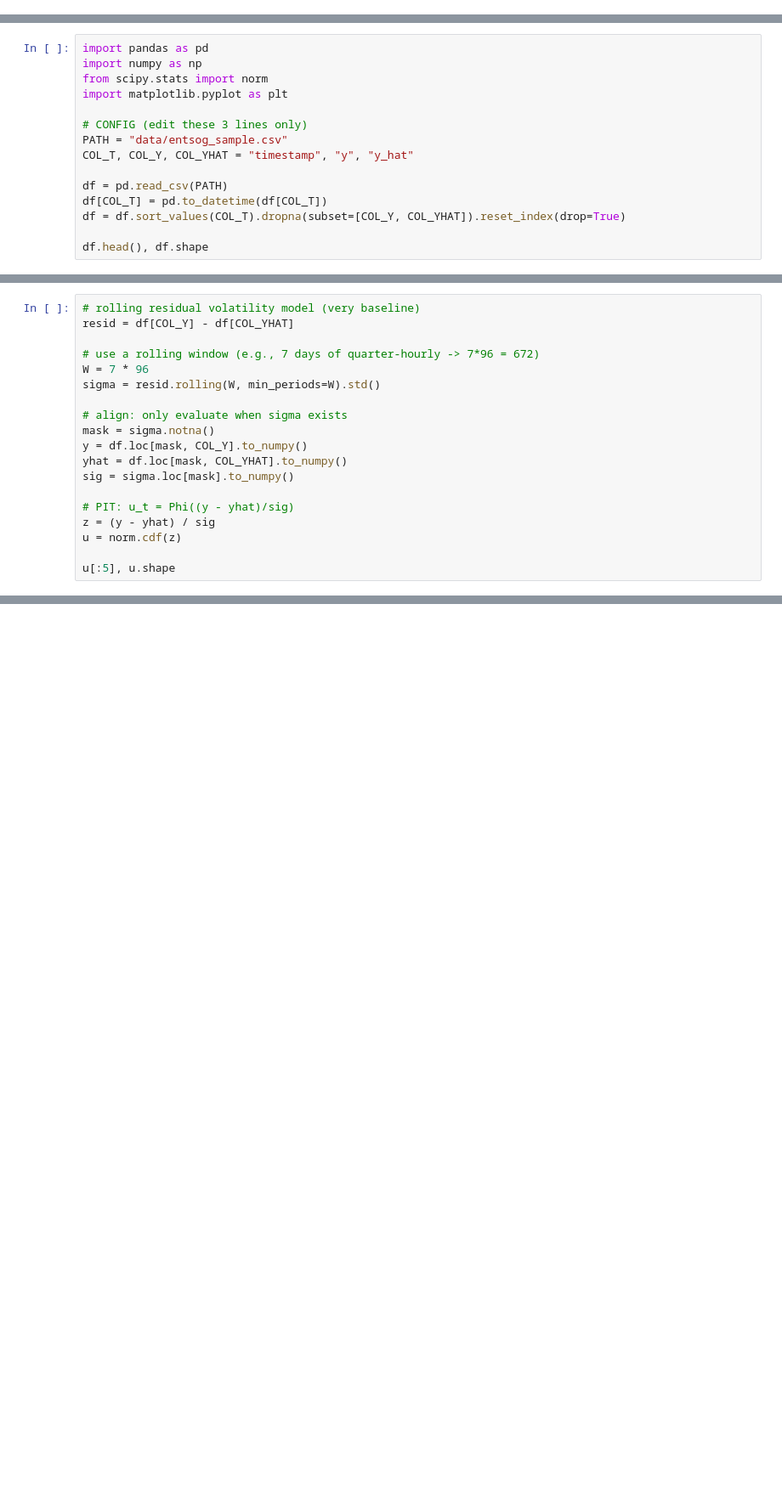
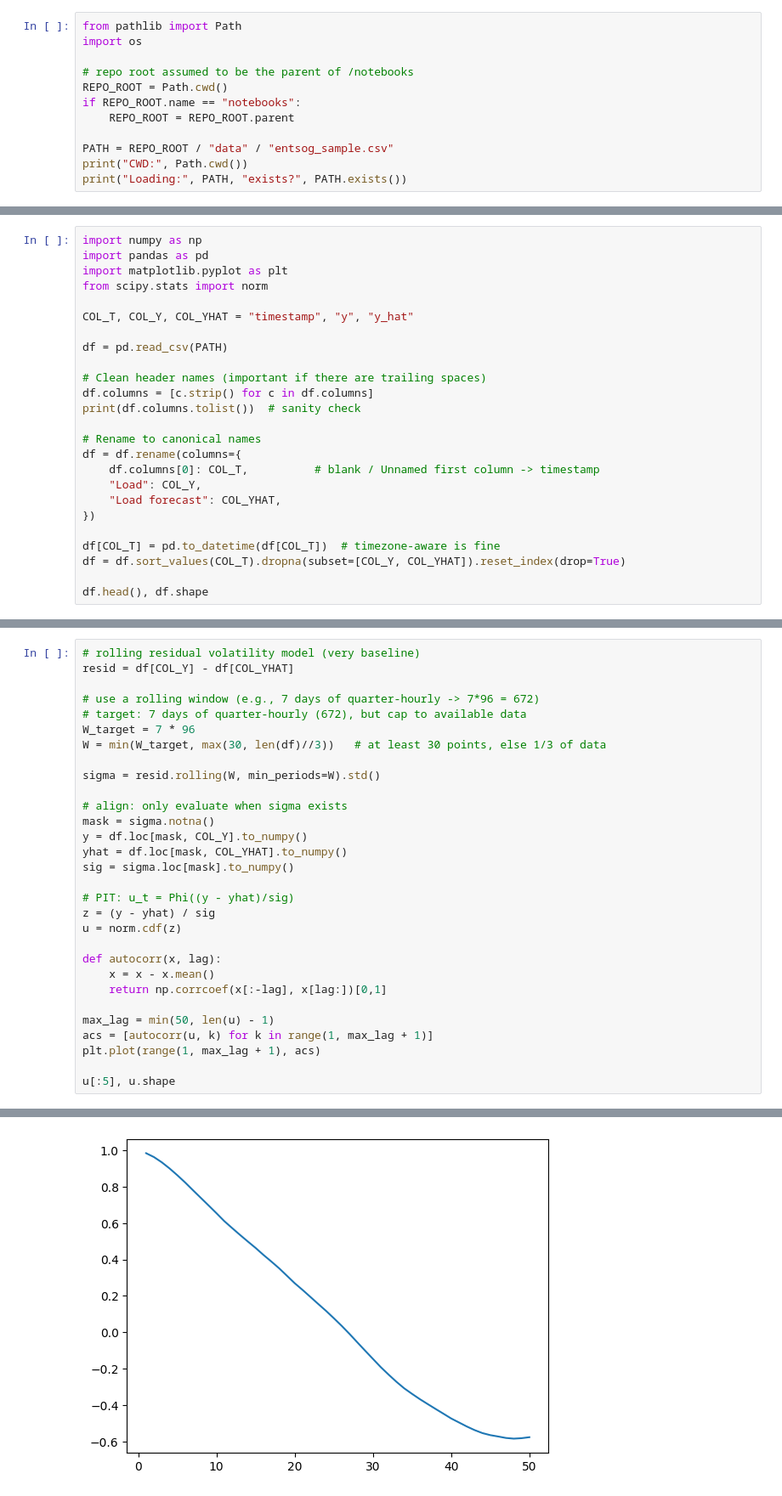
Before and after one commit to LeJ7-commits/unified-probabilistic-validation, a Jupyter notebook: notebooks/02_entsog_feasibility.ipynb, the cells around one changed output, grey strips where cells are left out. Shown at 85% size. Cells and saved outputs as stored; diff of their text form; blank space fills up the shorter version.

```diff
--- a/notebooks/02_entsog_feasibility.ipynb
+++ b/notebooks/02_entsog_feasibility.ipynb
@@ -0,0 +1,12 @@
+# %%
+from pathlib import Path
+import os
+
+# repo root assumed to be the parent of /notebooks
+REPO_ROOT = Path.cwd()
+if REPO_ROOT.name == "notebooks":
+    REPO_ROOT = REPO_ROOT.parent
+
+PATH = REPO_ROOT / "data" / "entsog_sample.csv"
+print("CWD:", Path.cwd())
+print("Loading:", PATH, "exists?", PATH.exists())
@@ -1,15 +16,25 @@
 # %%
+import numpy as np
 import pandas as pd
-import numpy as np
+import matplotlib.pyplot as plt
 from scipy.stats import norm
-import matplotlib.pyplot as plt
 
-# CONFIG (edit these 3 lines only)
-PATH = "data/entsog_sample.csv"
 COL_T, COL_Y, COL_YHAT = "timestamp", "y", "y_hat"
 
 df = pd.read_csv(PATH)
-df[COL_T] = pd.to_datetime(df[COL_T])
+
+# Clean header names (important if there are trailing spaces)
+df.columns = [c.strip() for c in df.columns]
+print(df.columns.tolist())  # sanity check
+
+# Rename to canonical names
+df = df.rename(columns={
+    df.columns[0]: COL_T,          # blank / Unnamed first column -> timestamp
+    "Load": COL_Y,
+    "Load forecast": COL_YHAT,
+})
+
+df[COL_T] = pd.to_datetime(df[COL_T])  # timezone-aware is fine
 df = df.sort_values(COL_T).dropna(subset=[COL_Y, COL_YHAT]).reset_index(drop=True)
 
 df.head(), df.shape
@@ -18,7 +52,10 @@ df.head(), df.shape
 resid = df[COL_Y] - df[COL_YHAT]
 
 # use a rolling window (e.g., 7 days of quarter-hourly -> 7*96 = 672)
-W = 7 * 96
+# target: 7 days of quarter-hourly (672), but cap to available data
+W_target = 7 * 96
+W = min(W_target, max(30, len(df)//3))   # at least 30 points, else 1/3 of data
+
 sigma = resid.rolling(W, min_periods=W).std()
 
 # align: only evaluate when sigma exists
@@ -31,4 +68,13 @@ sig = sigma.loc[mask].to_numpy()
 z = (y - yhat) / sig
 u = norm.cdf(z)
 
+def autocorr(x, lag):
+    x = x - x.mean()
+    return np.corrcoef(x[:-lag], x[lag:])[0,1]
+
+max_lag = min(50, len(u) - 1)
+acs = [autocorr(u, k) for k in range(1, max_lag + 1)]
+plt.plot(range(1, max_lag + 1), acs)
+
 u[:5], u.shape
+# %% [output]
@@ -34,0 +82 @@ u[:5], u.shape
+[figure, added]
```
Also changed, not shown: parts of 12 cells of this notebook, 2 other files.
